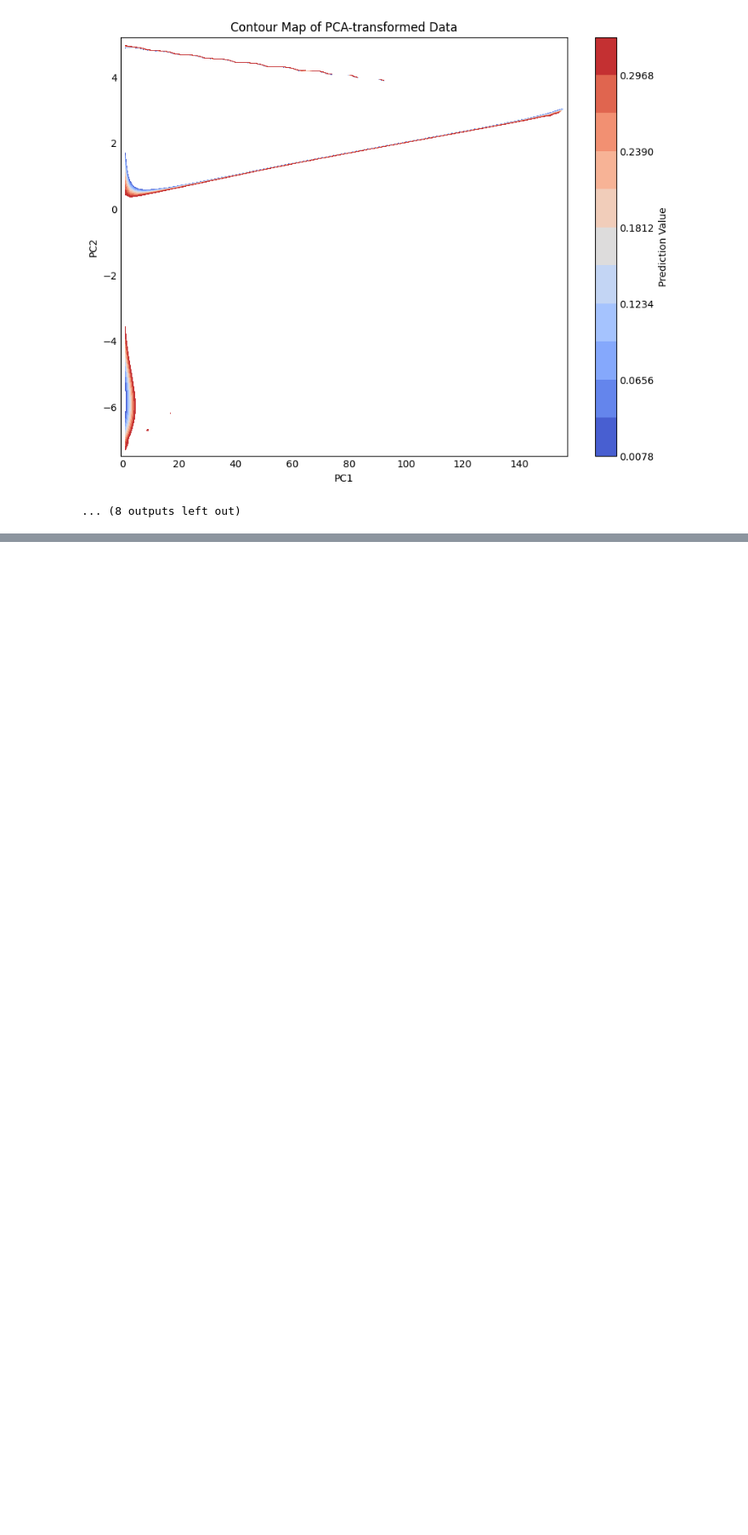
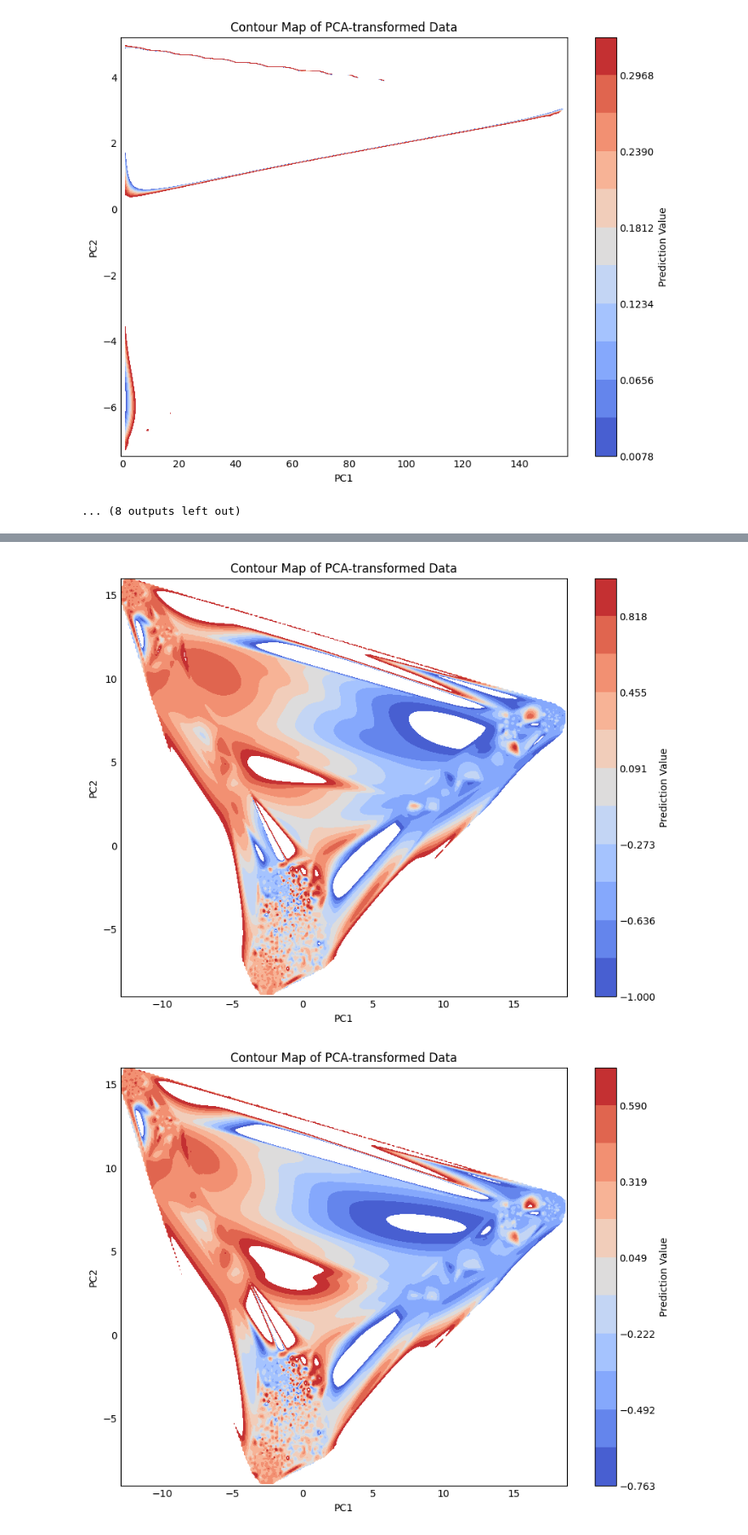
Before and after one commit to Rhys-sg/promoter-sequence-transcription-rates, a Jupyter notebook: v2/Testing GA/GA_deap/9_adaptive_landscapes.ipynb, the cells around one changed output, grey strips where cells are left out. Shown at 85% size. Cells and saved outputs as stored; diff of their text form; code cells hidden in the pictures; blank space fills up the shorter version.

Commit message:
Add forward/reverse PCA

```diff
--- a/v2/Testing GA/GA_deap/9_adaptive_landscapes.ipynb
+++ b/v2/Testing GA/GA_deap/9_adaptive_landscapes.ipynb
@@ -145,0 +154,35 @@ Length: 79
+# %%
+x_points = 300
+y_points = 300
+# %%
+# PCA for LaFleur_supp forward/reverse data
+file_path = '../../Data/Augmented/reverse_LaFleur_supp.csv'
+df = pd.read_csv(file_path)
+
+# Sample sequences
+df = df.sample(n=4000, random_state=0)
+df.reset_index(drop=True, inplace=True)
+
+# Preprocess the data
+df['Promoter Sequence'] = df['Promoter Sequence'].apply(lambda x: x.upper())
+df['sequence'] = df['Promoter Sequence'].apply(lambda x: cnn.one_hot_sequence(x))
+
+# Real Data
+df['prediction'] = (MinMaxScaler().fit_transform(df[['Augmented Observed log(TX/Txref)']] * -1) * 2) - 1
+pca_df = append_pca(df)
+plot_PCA_contour(pca_df, x_points=x_points, y_points=y_points)
+
+# Predict with the bidirectional CNN
+bidir_cnn = CNN('../../Models/CNN_7_0.keras')
+df['prediction'] = bidir_cnn.predict(df['sequence'])
+pca_df = append_pca(df)
+plot_PCA_contour(pca_df, x_points=x_points, y_points=y_points)
+
+# Predict with boolean CNN
+boolean_cnn = CNN('../../Models/CNN_7_1.keras')
+df['prediction'] = boolean_cnn.predict(df['sequence'])
+pca_df = append_pca(df)
+plot_PCA_contour(pca_df, x_points=x_points, y_points=y_points)
+# %% [output]
+[figure, added]
+[figure, added]
```
Also changed, not shown: parts of 10 cells of this notebook, 2 other files.
